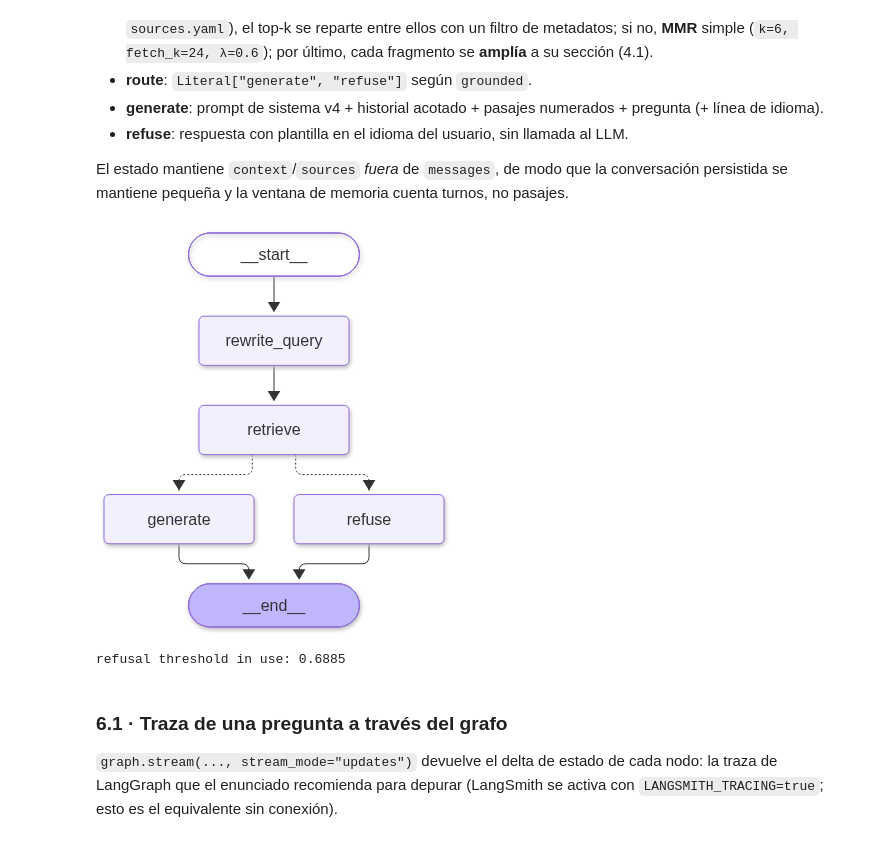
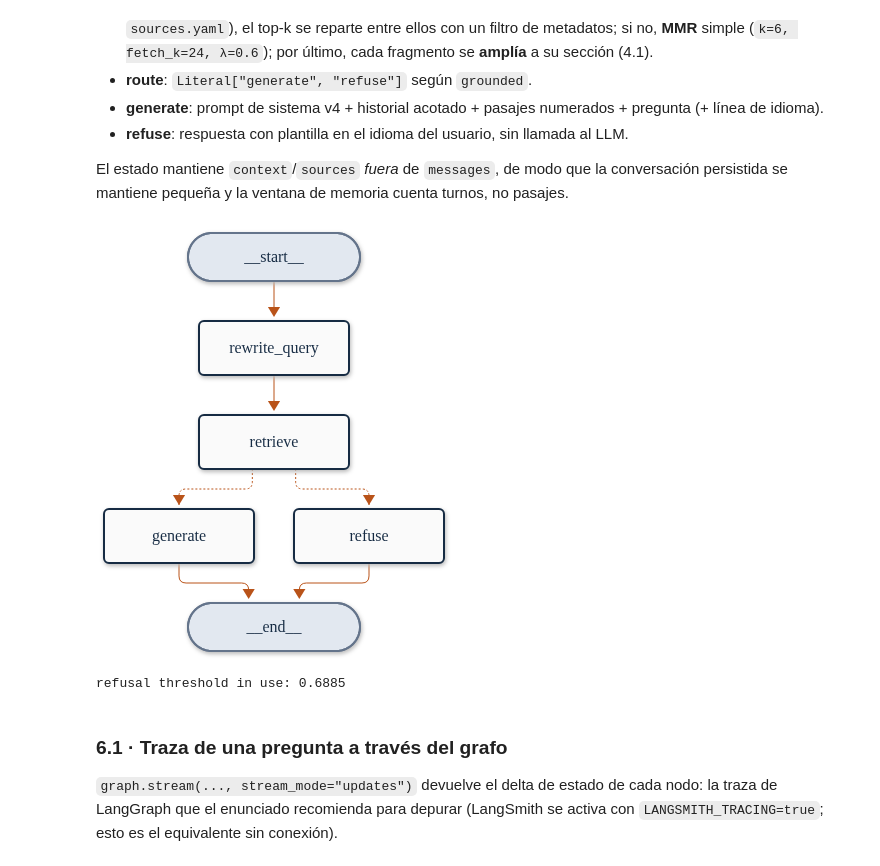
Before and after one commit to dnarram/clinical-research-compliance-assistant, a Jupyter notebook: notebooks/compliance_assistant_es.ipynb, the cells around one changed output. Saved outputs shown, nothing was run; the diff lists cells and outputs as text; code cells hidden in the pictures.

```diff
--- a/notebooks/compliance_assistant_es.ipynb
+++ b/notebooks/compliance_assistant_es.ipynb
@@ -403,18 +458,28 @@ START → rewrite_query → retrieve → (route) → generate → END
 El estado mantiene `context`/`sources` *fuera* de `messages`, de modo que la conversación persistida se mantiene pequeña y la ventana de memoria cuenta turnos, no pasajes.
 # %%
 from IPython.display import Image, display
+from langchain_core.runnables.graph import NodeStyles
 
 assistant = Assistant(llm, vectorstore, settings)
 graph = assistant.graph
 try:
-    display(Image(graph.get_graph().draw_mermaid_png()))
+    # Drawn from the compiled graph itself, in the project palette (navy nodes, copper edges).
+    display(Image(graph.get_graph().draw_mermaid_png(
+        node_colors=NodeStyles(
+            default="fill:#FAFAFA,stroke:#162B43,stroke-width:2px,color:#162B43",
+            first="fill:#E2E8F0,stroke:#64748B,color:#162B43",
+            last="fill:#E2E8F0,stroke:#64748B,color:#162B43"),
+        frontmatter_config={"config": {"theme": "base", "themeVariables": {
+            "fontFamily": "Inter, Arial, sans-serif", "lineColor": "#B95319",
+            "primaryColor": "#FAFAFA", "primaryTextColor": "#162B43", "primaryBorderColor": "#162B43"}}},
+        background_color="#FFFFFF")))
 except Exception as exc:  # the PNG renderer needs network access (mermaid.ink)
     print(f"(live PNG rendering unavailable: {type(exc).__name__}; showing docs/img/graph.png, rendered from this graph)")
     display(Image(str(PROJECT_ROOT / "docs" / "img" / "graph.png")))
     print(graph.get_graph().draw_mermaid())
 print(f"refusal threshold in use: {assistant.threshold}")
 # %% [output]
-[figure, old version]
+[figure, new version]
 refusal threshold in use: 0.6885
 # %% [markdown]
 ### 6.1 · Traza de una pregunta a través del grafo
```
Also changed, not shown: parts of 4 cells of this notebook, 5 other files.
